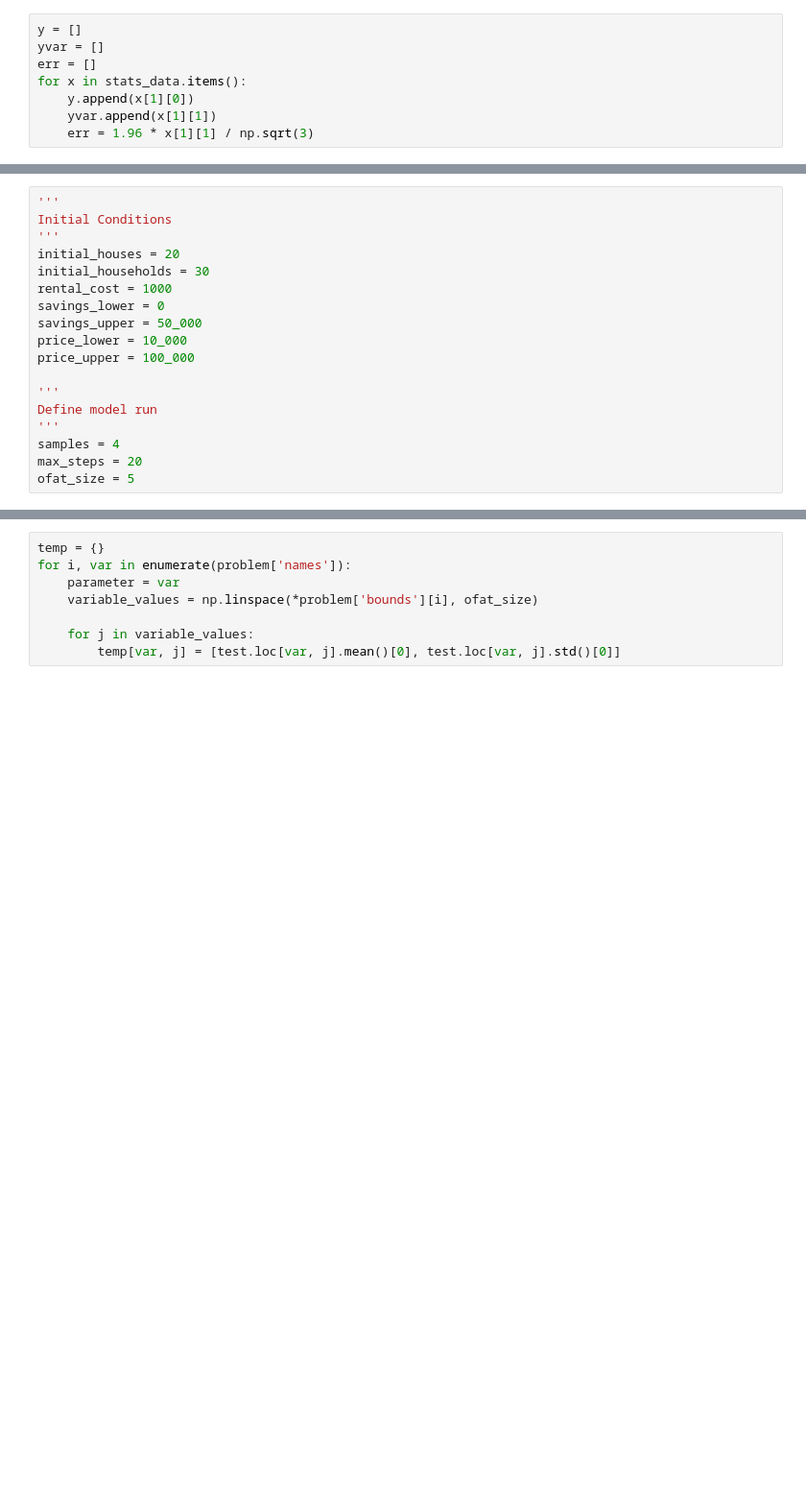
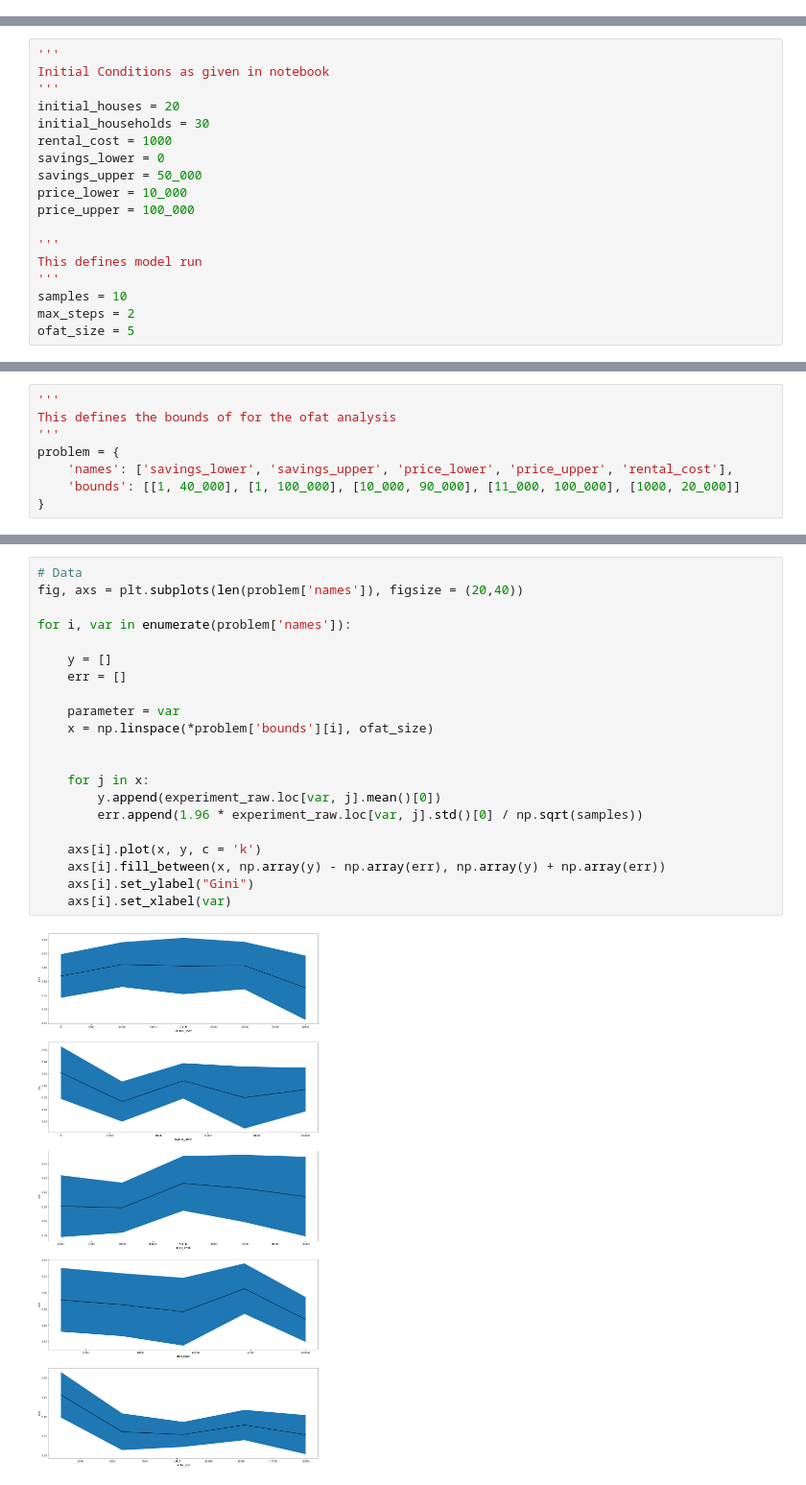
Before and after one commit to Caesar-blip/ABM, a Jupyter notebook: BatchRunner.ipynb, the cells around one changed output, grey strips where cells are left out. Shown at 96% size. Cells and saved outputs as stored; diff of their text form; blank space fills up the shorter version.

```diff
--- a/BatchRunner.ipynb
+++ b/BatchRunner.ipynb
@@ -87,8 +16,0 @@ for i in range(len(rentcost)):
-# %%
-y = []
-yvar = []
-err = []
-for x in stats_data.items():
-    y.append(x[1][0])
-    yvar.append(x[1][1])
-    err = 1.96 * x[1][1] / np.sqrt(3)
@@ -129,6 +17,6 @@ import time
 # %%
 '''
-Initial Conditions
+Initial Conditions as given in notebook
 '''
 initial_houses = 20
 initial_households = 30
@@ -139,8 +27,8 @@ price_lower = 10_000
 price_upper = 100_000
 
 '''
-Define model run
+This defines model run
 '''
-samples = 4
-max_steps = 20
+samples = 10
+max_steps = 2
 ofat_size = 5
@@ -155 +35,9 @@ problem = {
+# %%
+'''
+This defines the bounds of for the ofat analysis
+'''
+problem = {
+    'names': ['savings_lower', 'savings_upper', 'price_lower', 'price_upper', 'rental_cost'],
+    'bounds': [[1, 40_000], [1, 100_000], [10_000, 90_000], [11_000, 100_000], [1000, 20_000]]
+}
 # %%
@@ -200,8 +78,23 @@ test = test.set_index(['Variable', 'Parameter'])
 # %%
-temp = {}
+# Data
+fig, axs = plt.subplots(len(problem['names']), figsize = (20,40))
+
 for i, var in enumerate(problem['names']):
+
+    y = []
+    err = []
+
     parameter = var
-    variable_values = np.linspace(*problem['bounds'][i], ofat_size)
+    x = np.linspace(*problem['bounds'][i], ofat_size)
 
-    for j in variable_values:
-        temp[var, j] = [test.loc[var, j].mean()[0], test.loc[var, j].std()[0]]
+
+    for j in x:
+        y.append(experiment_raw.loc[var, j].mean()[0])
+        err.append(1.96 * experiment_raw.loc[var, j].std()[0] / np.sqrt(samples))
+
+    axs[i].plot(x, y, c = 'k')
+    axs[i].fill_between(x, np.array(y) - np.array(err), np.array(y) + np.array(err))
+    axs[i].set_ylabel("Gini")
+    axs[i].set_xlabel(var)
+# %% [output]
+[figure, added]
```
Also changed, not shown: parts of 19 cells of this notebook.
